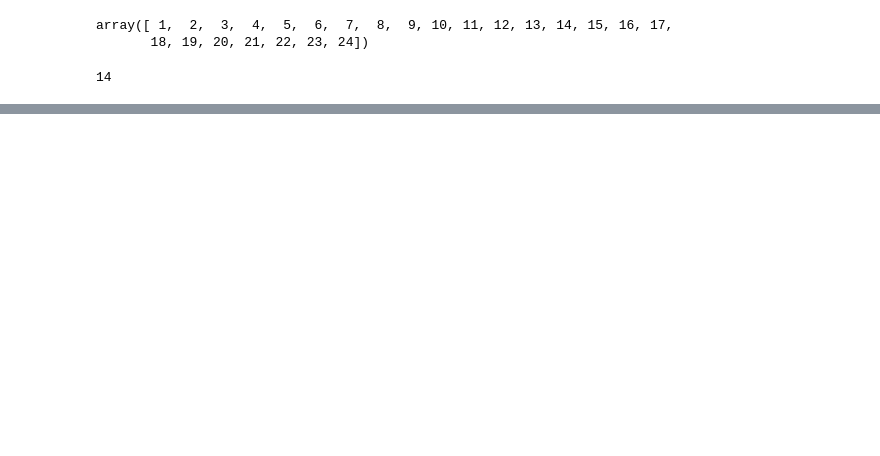
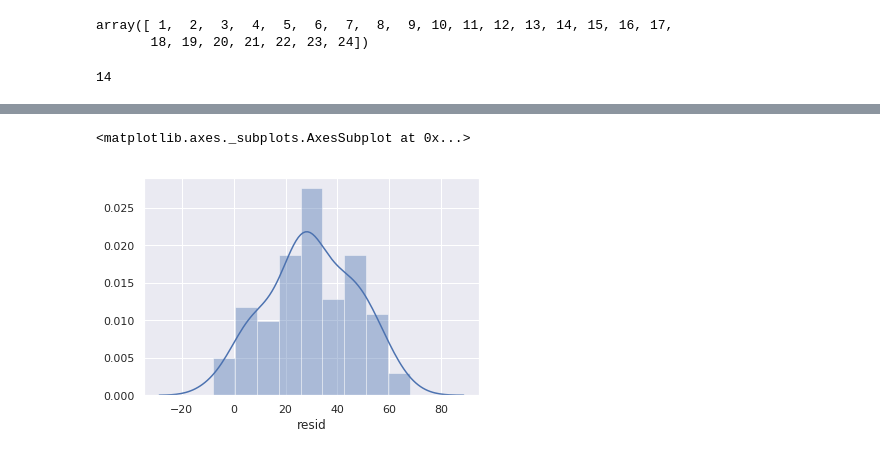
Before and after one commit to TomMonks/code-club-basic-forecasting, a Jupyter notebook: intro_to_dates.ipynb, the cells around one changed output, grey strips where cells are left out. Drawn from its saved outputs; the diff is of its cells as text; code cells hidden in the pictures; blank space fills up the shorter version.

```diff
--- a/intro_to_dates.ipynb
+++ b/intro_to_dates.ipynb
@@ -426,0 +453,5 @@ y_pred
+# %%
+sns.distplot(snf.resid.dropna())
+# %% [output]
+<matplotlib.axes._subplots.AxesSubplot at 0x...>
+[figure, added]
```
Also changed, not shown: parts of 29 cells of this notebook, 3 other files.
